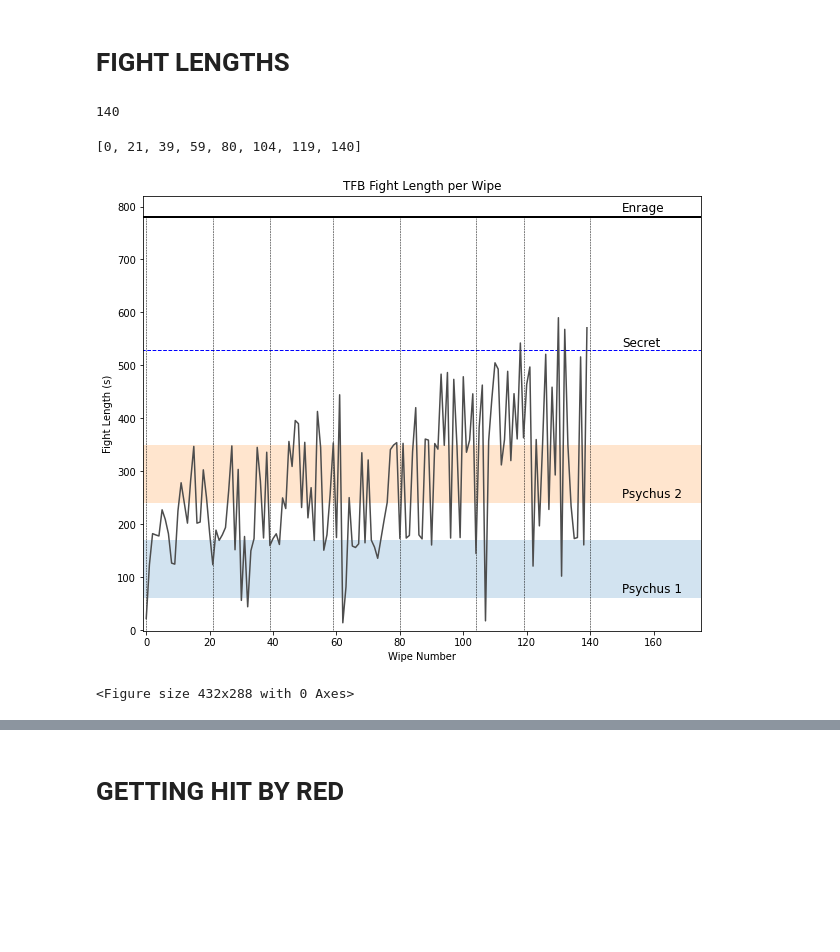
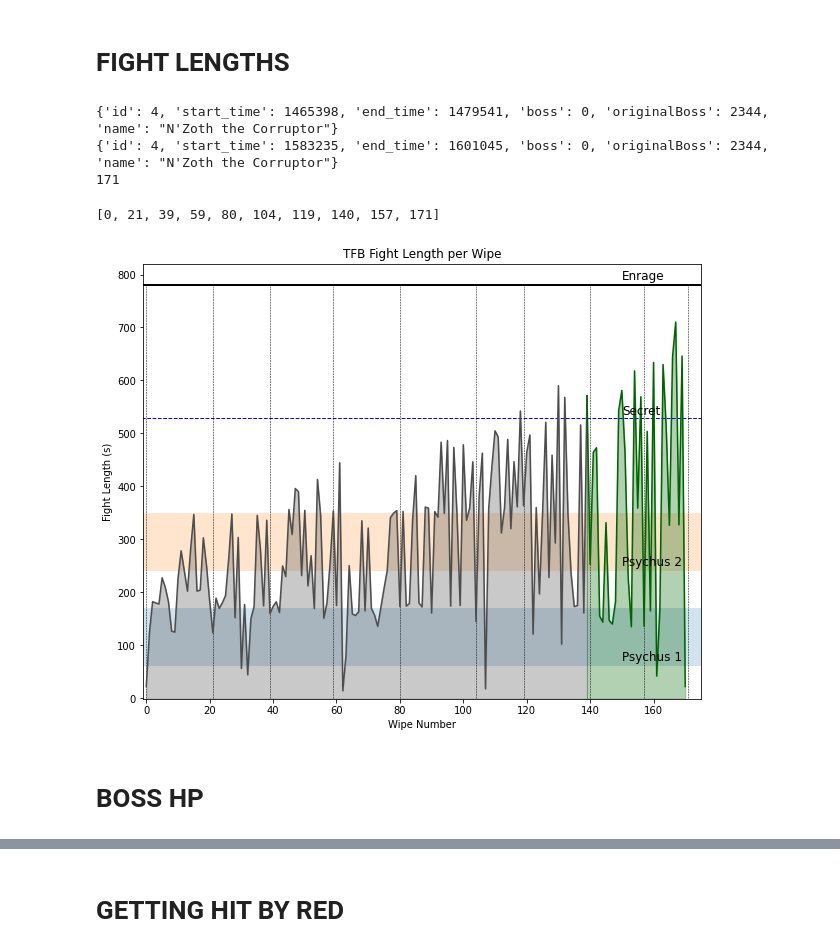
Before and after one commit to yma3/TheFriendlyBunch-WCLogs-Analysis, a Jupyter notebook: WCLogs.ipynb, the cells around one changed output, grey strips where cells are left out. Cells and saved outputs as stored; diff of their text form; code cells hidden in the pictures; blank space fills up the shorter version.

```diff
--- a/WCLogs.ipynb
+++ b/WCLogs.ipynb
@@ -77,6 +84,7 @@ for friend in data2['friendlies']:
 # %%
 # For each grouped report, get each individual fight
 allfight_lengths = []
+allfight_bosshps = []
 fightlength_byid = {}
 for report in nzothlogs:
   with urllib.request.urlopen("https://www.warcraftlogs.com:443/v1/report/fights/" + report['id'] + '?api_key=' + APIKEY) as url:
@@ -90,11 +98,18 @@ for report in nzothlogs:
       endtime = fight['end_time']
       totaltime = (endtime-starttime)/1e3 # Convert ms to s
       allfight_lengths.append(totaltime)
+      if 'bossPercentage' not in fight.keys():
+        print(fight)
+        allfight_bosshps.append(100)
+      else:
+        allfight_bosshps.append(fight['bossPercentage']/100)
       fighttuples_list.append((starttime, endtime))
     fightlength_byid[report['id']] = fighttuples_list
 print(len(allfight_lengths))
 # %% [output]
-140
+{'id': 4, 'start_time': 1465398, 'end_time': 1479541, 'boss': 0, 'originalBoss': 2344, 'name': "N'Zoth the Corruptor"}
+{'id': 4, 'start_time': 1583235, 'end_time': 1601045, 'boss': 0, 'originalBoss': 2344, 'name': "N'Zoth the Corruptor"}
+171
 # %%
 wipedays = [0]
 for key, value in fightlength_byid.items():
@@ -103,8 +118,10 @@ for key, value in fightlength_byid.items():
   wipedays.append(wipedays[-1]+len(value))
 print(wipedays)
 # %% [output]
-[0, 21, 39, 59, 80, 104, 119, 140]
+[0, 21, 39, 59, 80, 104, 119, 140, 157, 171]
 # %%
+# Total wipes
+WIPES_UP_TO_LAST = 140
 import matplotlib.pyplot as plt
 
 Y_LIM = 820 # 780s is max time of nzoth hard enrage
@@ -113,34 +130,38 @@ X_LIM = 175 # Number of pulls
 # Psychus times
 # ---
 # P1 -> 1 minute -> 60s to 2m50s -> 170s
 # P2 -> 4 m -> 240s to 5m50s -> 350s
 # Secret -> 8m50s -> 530s
 
 plt.figure(1, figsize=(10,8))
 
 # Plot psychus phases and secret
 plt.fill_between(range(-10, X_LIM+10), 60, 170, alpha=0.2)
 plt.fill_between(range(-10, X_LIM+10), 240, 350, alpha=0.2)
 plt.plot(range(-10, X_LIM+10), [530 for i in range(-10, X_LIM+10)], color='blue', linestyle='dashed', linewidth=1)
 plt.plot(range(-10, X_LIM+10), [780 for i in range(-10, X_LIM+10)], color='black', linestyle='-', linewidth=2)
 
 for day in wipedays:
   plt.plot([day for i in range(0, 780)], range(0, 780), color='black', linestyle='--', linewidth=0.5)
 
-plt.plot(allfight_lengths, color='0.3')
+plt.plot(allfight_lengths[:WIPES_UP_TO_LAST], color='0.3')
+plt.plot(range(WIPES_UP_TO_LAST-1, len(allfight_lengths)), allfight_lengths[WIPES_UP_TO_LAST-1:], color='darkgreen')
+plt.fill_between(range(len(allfight_lengths[:WIPES_UP_TO_LAST])), allfight_lengths[:WIPES_UP_TO_LAST], alpha=0.3, color='0.3')
+plt.fill_between(range(WIPES_UP_TO_LAST-1, len(allfight_lengths)), allfight_lengths[WIPES_UP_TO_LAST-1:], alpha=0.3, color='darkgreen')
 
 plt.text(X_LIM-25, 70, 'Psychus 1', fontsize=12)
 plt.text(X_LIM-25, 250, 'Psychus 2', fontsize=12)
 plt.text(X_LIM-25, 535, 'Secret', fontsize=12)
 plt.text(X_LIM-25, 790, 'Enrage', fontsize=12)
 
 plt.title('TFB Fight Length per Wipe')
 plt.xlabel('Wipe Number')
 plt.ylabel('Fight Length (s)')
 
 plt.axis([-1, X_LIM, -1, Y_LIM])
+plt.savefig(dir+'fightlength_2.png', format='png')
 plt.show()
-plt.savefig(dir+'fightlength.png', format='png')
 # %% [output]
-[figure, old version]
+[figure, new version]
-<Figure size 432x288 with 0 Axes>
+# %% [markdown]
+# BOSS HP
```
Also changed, not shown: parts of 14 cells of this notebook.
